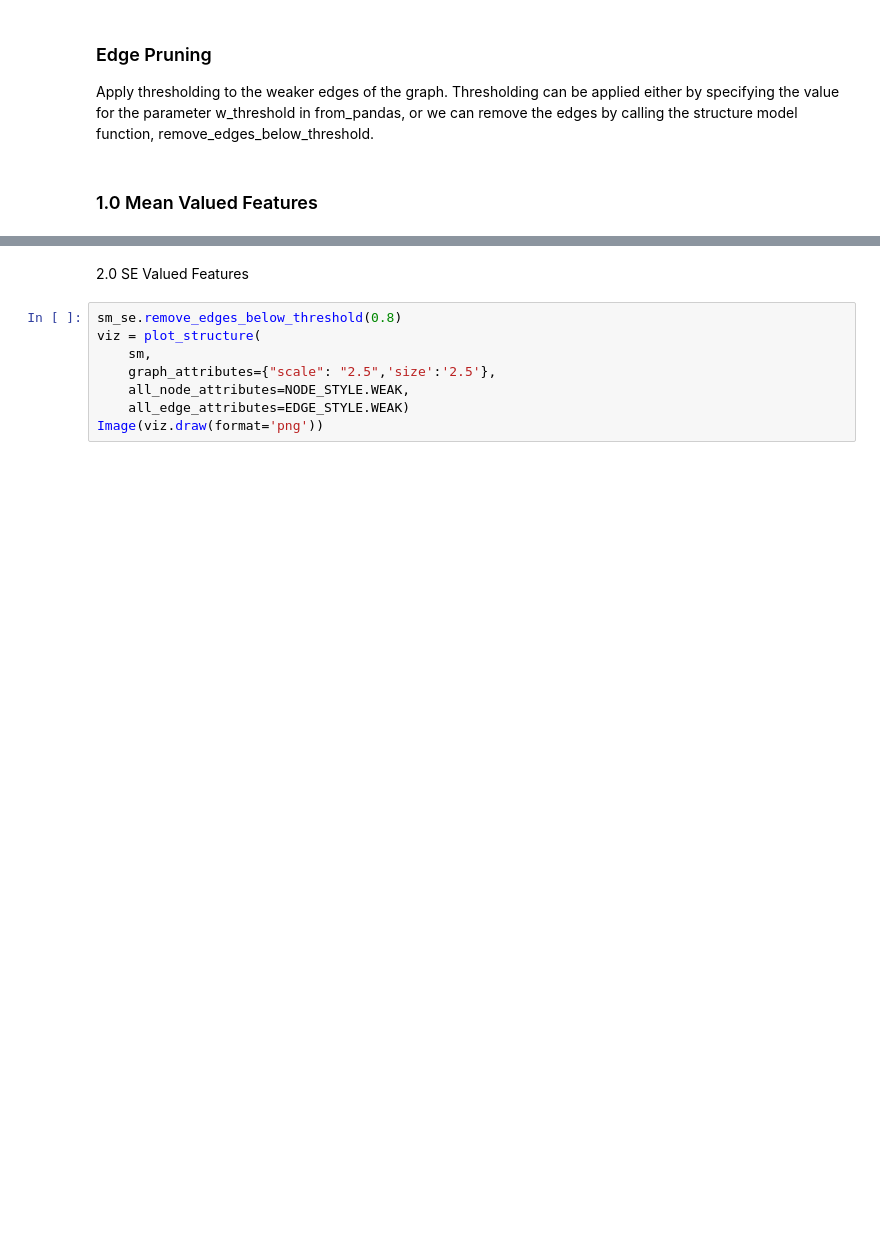
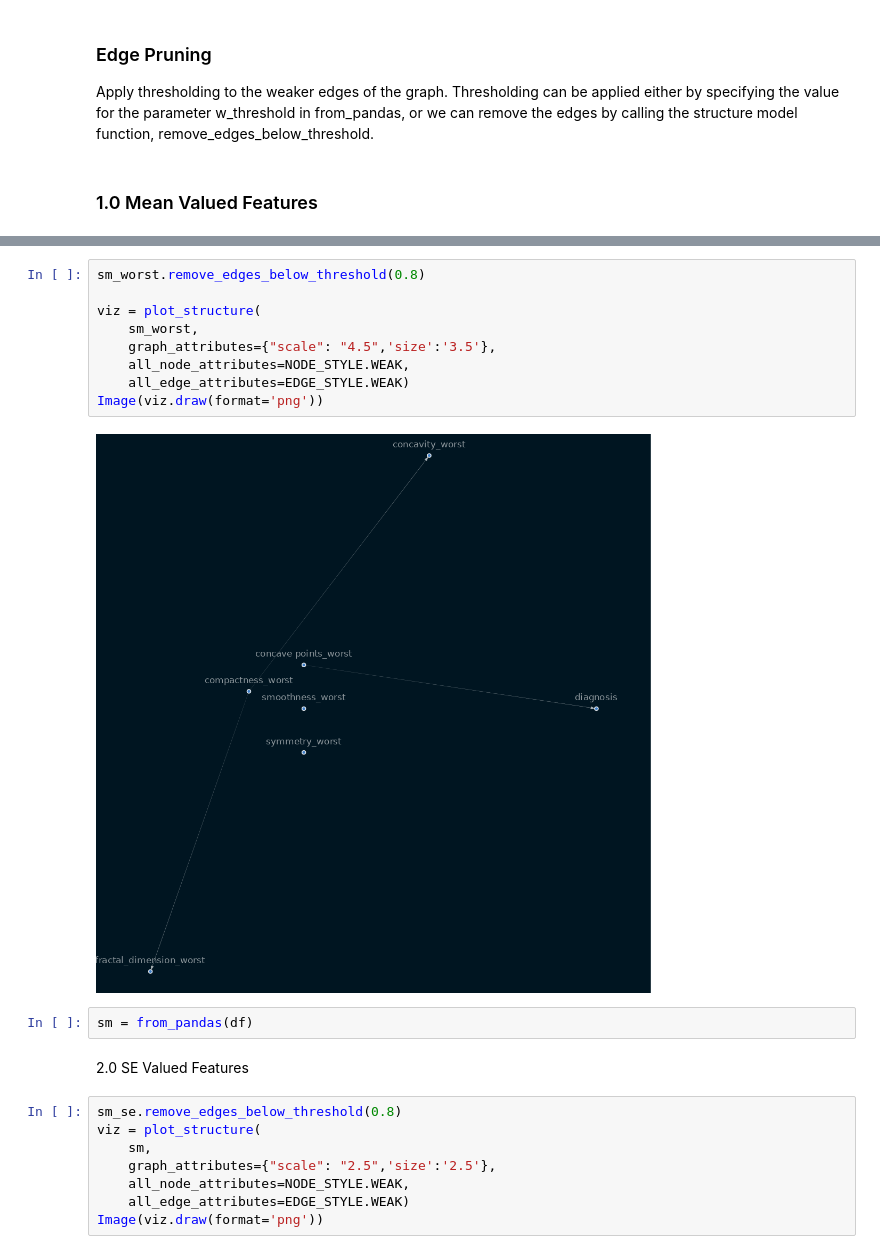
Before and after one commit to Caphace-Ethan/Breast-Cancer-Diagnosis, a Jupyter notebook: notebooks/Causal_learning.ipynb, the cells around one changed output, grey strips where cells are left out. Drawn from its saved outputs; the diff is of its cells as text; blank space fills up the shorter version.

```diff
--- a/notebooks/Causal_learning.ipynb
+++ b/notebooks/Causal_learning.ipynb
@@ -121,3 +132,16 @@ AttributeError: 'StructureModel' object has no attribute 'vis_sm'
+# %%
+sm_worst.remove_edges_below_threshold(0.8)
+
+viz = plot_structure(
+    sm_worst,
+    graph_attributes={"scale": "4.5",'size':'3.5'},
+    all_node_attributes=NODE_STYLE.WEAK,
+    all_edge_attributes=EDGE_STYLE.WEAK)
+Image(viz.draw(format='png'))
+# %% [output]
+[figure, added]
+# %%
+sm = from_pandas(df)
 # %% [markdown]
 2.0 SE Valued Features
 # %%
```
Also changed, not shown: parts of 3 cells of this notebook.
